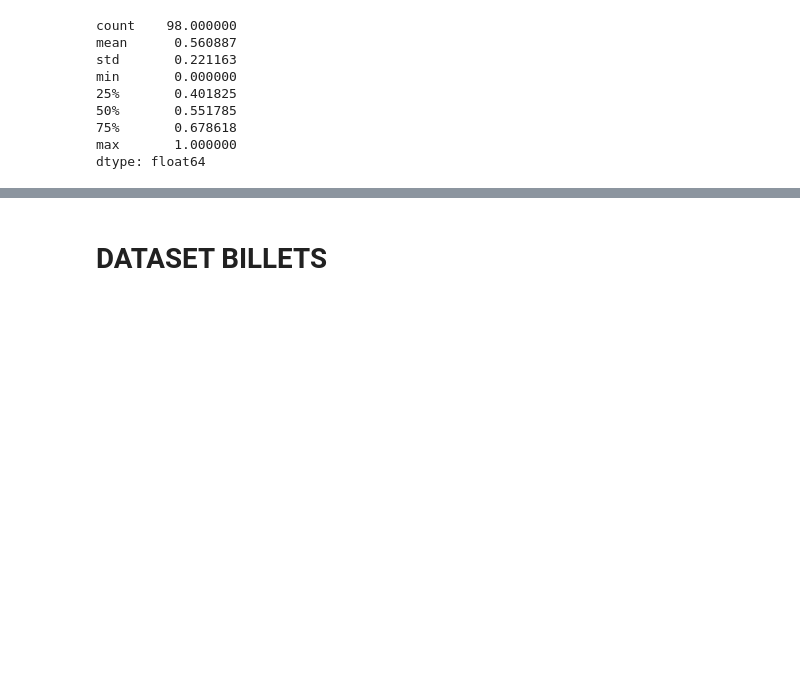
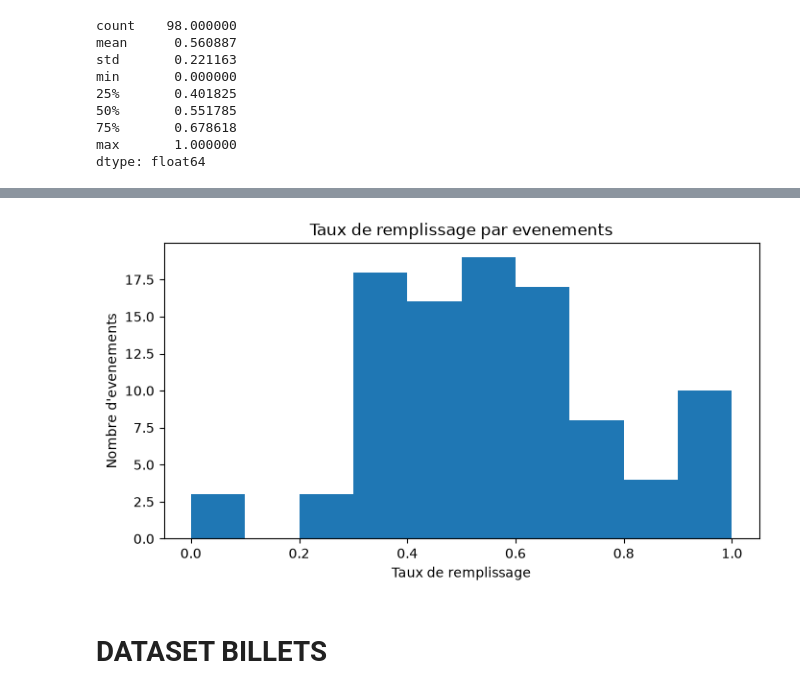
Before and after one commit to Fourkhoub/Projet_DataMining, a Jupyter notebook: notebooks/eda_evenements.ipynb, the cells around one changed output, grey strips where cells are left out. Drawn from its saved outputs; the diff is of its cells as text; code cells hidden in the pictures; blank space fills up the shorter version.

Commit message:
séparation des deux dataset en deux notebooks differents pour l'exploration de données avancées sur l'exploration du dataset evenements

```diff
--- a/notebooks/eda.ipynb
+++ b/notebooks/eda_evenements.ipynb
@@ -238,3 +255,13 @@ dtype: float64
+# %%
+
+plt.figure(figsize=(8, 4))
+plt.hist(taux_de_remplissage, bins=10)
+plt.title("Taux de remplissage par evenements")
+plt.xlabel("Taux de remplissage")
+plt.ylabel("Nombre d'evenements")
+plt.show()
+# %% [output]
+[figure, added]
 # %% [markdown]
 # DATASET BILLETS
 # %%
```
Also changed, not shown: parts of 2 cells of this notebook, 1 other file.
